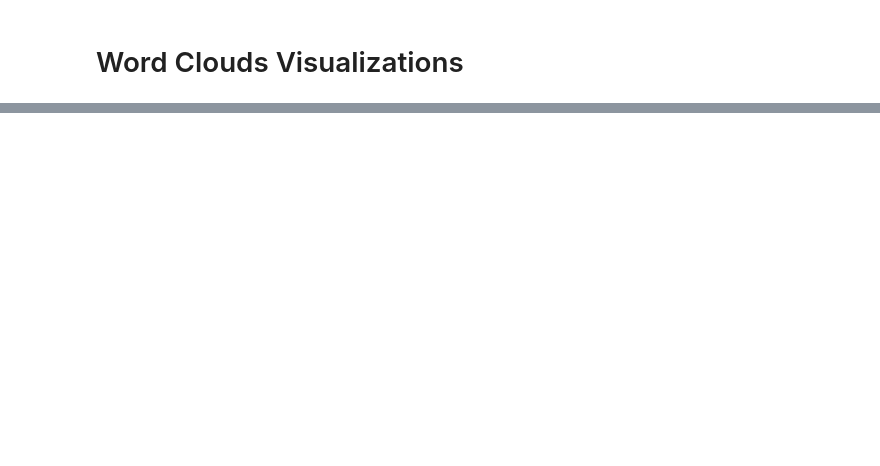
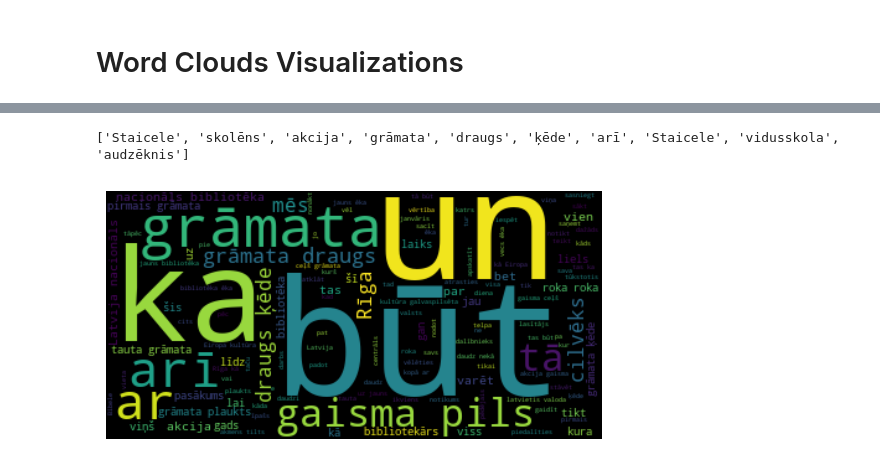
Before and after one commit to ValRCS/gramatu_draugs_10, a Jupyter notebook: notebooks/word_clouds.ipynb, the cells around one changed output, grey strips where cells are left out. Drawn from its saved outputs; the diff is of its cells as text; code cells hidden in the pictures; blank space fills up the shorter version.

Commit message:
updated images

```diff
--- a/notebooks/word_clouds.ipynb
+++ b/notebooks/word_clouds.ipynb
@@ -40,0 +56,11 @@ Plotly version: 5.18.0
+# %%
+# load dataframe from book_chain_texts.parquet which is in our data folder
+# we will use the pandas read_parquet function
+
+df = pd.read_parquet("../data/book_chain_texts.parquet")
+# shape
+print(df.shape)
+# columns
+print(df.columns)
+# head
+df.head()
@@ -40,0 +78,27 @@ Plotly version: 5.18.0
+# %%
+# now let's get all  lemma tokens from the dataframe
+lemmas = df["lemma"].tolist()
+# let's print the first 10 lemmas
+print(lemmas[:10])
+# %% [output]
+['Staicele', 'skolēns', 'akcija', 'grāmata', 'draugs', 'ķēde', 'arī', 'Staicele', 'vidusskola', 'audzēknis']
+# %%
+# now let's make a wordcloud from lemmas
+# we will use the wordcloud library
+# https://amueller.github.io/word_cloud/
+
+# we will use the default settings
+
+wc = wordcloud.WordCloud()
+# generate word cloud
+
+wc.generate(" ".join(lemmas))
+# show
+import matplotlib.pyplot as plt
+plt.imshow(wc, interpolation="bilinear")
+plt.axis("off")
+# save into img folder
+plt.savefig("../img/all_lemmas.png")
+plt.show()
+# %% [output]
+[figure, added]
```
Also changed, not shown: parts of 9 cells of this notebook, 3 other files.
